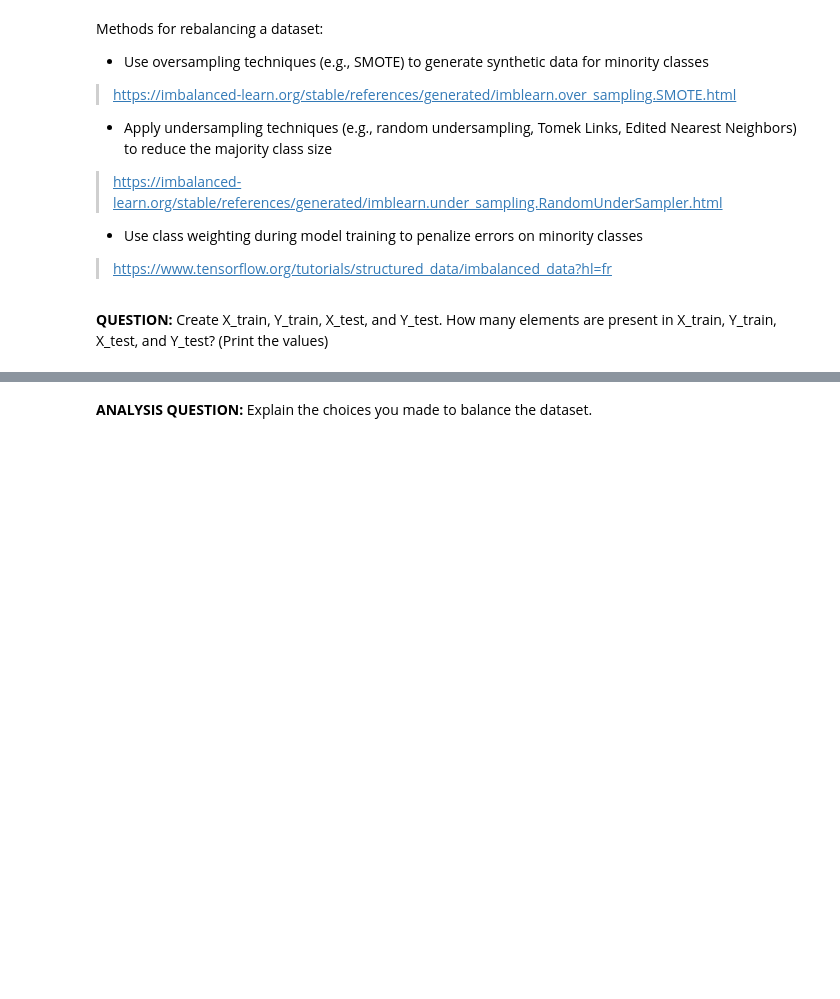
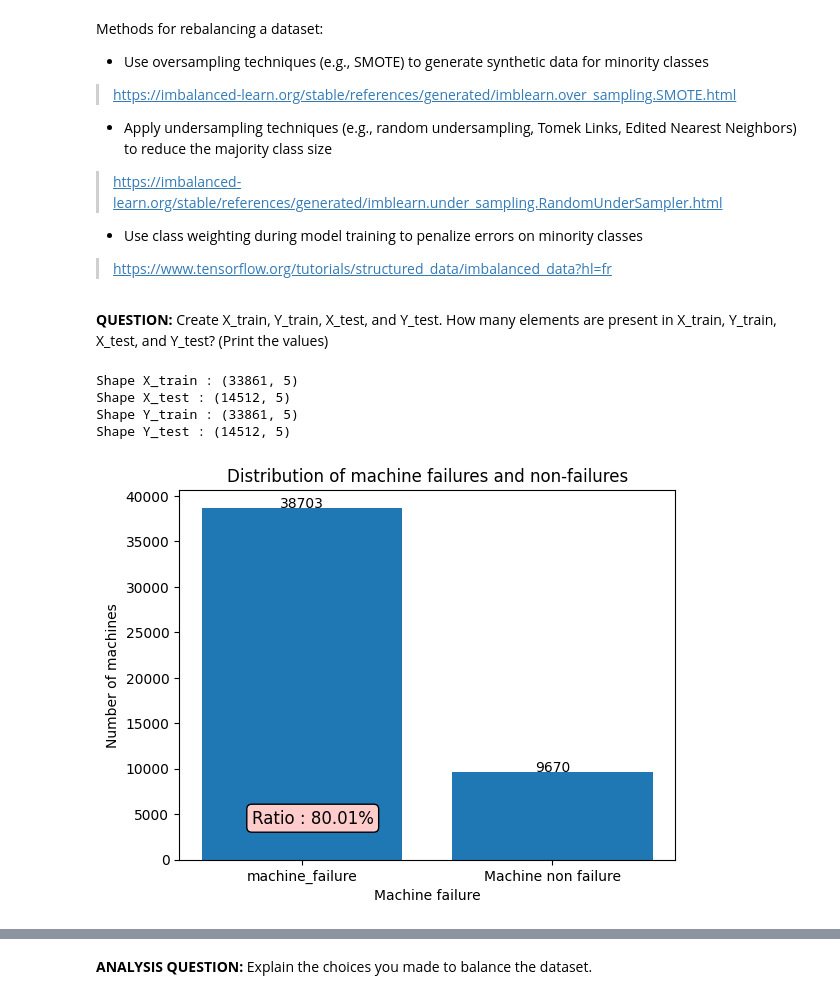
Before and after one commit to lucobyX6/Embedded_AI, a Jupyter notebook: 2_Jupyter/TP_IA_EMBARQUEE.ipynb, the cells around one changed output, grey strips where cells are left out. Saved outputs shown, nothing was run; the diff lists cells and outputs as text; code cells hidden in the pictures; blank space fills up the shorter version.

```diff
--- a/2_Jupyter/TP_IA_EMBARQUEE.ipynb
+++ b/2_Jupyter/TP_IA_EMBARQUEE.ipynb
@@ -329,3 +378,68 @@ disp.plot()
 > https://www.tensorflow.org/tutorials/structured_data/imbalanced_data?hl=fr
 # %% [markdown]
 **QUESTION:** Create X_train, Y_train, X_test, and Y_test. How many elements are present in X_train, Y_train, X_test, and Y_test? (Print the values)
+# %%
+sm = SMOTE(sampling_strategy='auto')
+
+data_filtered = data.copy()
+# On invers les 1 et 0 de la colonne 'Machine failure', pour éviter de retirer toutes les machines qui ont un problème
+data_filtered['Machine failure'] = data_filtered['Machine failure'].apply(lambda x: 1 if x == 0 else 0)
+
+# On retire les données qui n'admettent pas un unique un par lignes
+condition = (
+    ((data_filtered['Machine failure'] == 0) | (data_filtered['TWF'] == 0)) &
+    ((data_filtered['Machine failure'] == 0) | (data_filtered['HDF'] == 0)) &
+    ((data_filtered['Machine failure'] == 0) | (data_filtered['PWF'] == 0)) &
+    ((data_filtered['Machine failure'] == 0) | (data_filtered['OSF'] == 0)) &
+    ((data_filtered['TWF'] == 0) | (data_filtered['HDF'] == 0)) &
+    ((data_filtered['TWF'] == 0) | (data_filtered['PWF'] == 0)) &
+    ((data_filtered['TWF'] == 0) | (data_filtered['OSF'] == 0)) &
+    ((data_filtered['HDF'] == 0) | (data_filtered['PWF'] == 0)) &
+    ((data_filtered['HDF'] == 0) | (data_filtered['OSF'] == 0)) &
+    ((data_filtered['PWF'] == 0) | (data_filtered['OSF'] == 0))
+)
+# Sélection des éléments qui satisfont la condition
+selected_data = data_filtered[condition]
+rejected_data = data_filtered[condition == 0]
+
+X = selected_data.loc[:,'Air temperature [K]':'Tool wear [min]']
+
+Y = selected_data.loc[:, 'Machine failure':'OSF']
+
+Y_array = Y.to_numpy()
+
+X_SMOTE, Y_SMOTE = sm.fit_resample(X, Y_array)
+Y_panda_SMOTE = pd.DataFrame(Y_SMOTE)
+
+X_rejected_data = rejected_data.loc[:,'Air temperature [K]':'Tool wear [min]']
+Y_rejected_data = rejected_data.loc[:, 'Machine failure':'OSF']
+
+Y_panda_SMOTE.columns = ['Machine failure', 'TWF', 'HDF', 'PWF', 'OSF']
+X_panda_SMOTE_end = pd.concat([X_SMOTE, X_rejected_data], ignore_index=True)
+Y_panda_SMOTE_end = pd.concat([Y_panda_SMOTE, Y_rejected_data], ignore_index=True)
+
+X_train_SMOTE, X_test_SMOTE, Y_train_SMOTE, Y_test_SMOTE = train_test_split(X_panda_SMOTE_end, Y_panda_SMOTE_end, test_size=0.30, random_state=42)
+
+
+print(f"Shape X_train : {X_train_SMOTE.shape}")
+print(f"Shape X_test : {X_test_SMOTE.shape}")
+print(f"Shape Y_train : {Y_train_SMOTE.shape}")
+print(f"Shape Y_test : {Y_test_SMOTE.shape}")
+# %% [output]
+Shape X_train : (33861, 5)
+Shape X_test : (14512, 5)
+Shape Y_train : (33861, 5)
+Shape Y_test : (14512, 5)
+# %%
+machine_non_failure = Y_panda_SMOTE_end[Y_panda_SMOTE_end['Machine failure'] == 1]
+machine_failure = Y_panda_SMOTE_end[Y_panda_SMOTE_end['Machine failure'] == 0]
+
+chart = plt.bar(["machine_failure", "Machine non failure"], [len(machine_failure),len(machine_non_failure)], width=0.8)
+plt.title("Distribution of machine failures and non-failures")
+plt.xlabel("Machine failure")
+plt.ylabel("Number of machines")
+plt.text(-0.2, 4000, "Ratio : " + str(round(100*len(machine_failure)/(len(machine_non_failure)+len(machine_failure)), 3)) + "%", fontsize=12, bbox=dict(boxstyle="round",ec=(0, 0, 0),fc=(1., 0.8, 0.8)))
+
+add_text_to_bar_chart([len(machine_failure), len(machine_non_failure)], chart)
+# %% [output]
+[figure, added]
```
Also changed, not shown: parts of 25 cells of this notebook, 51 other files.
